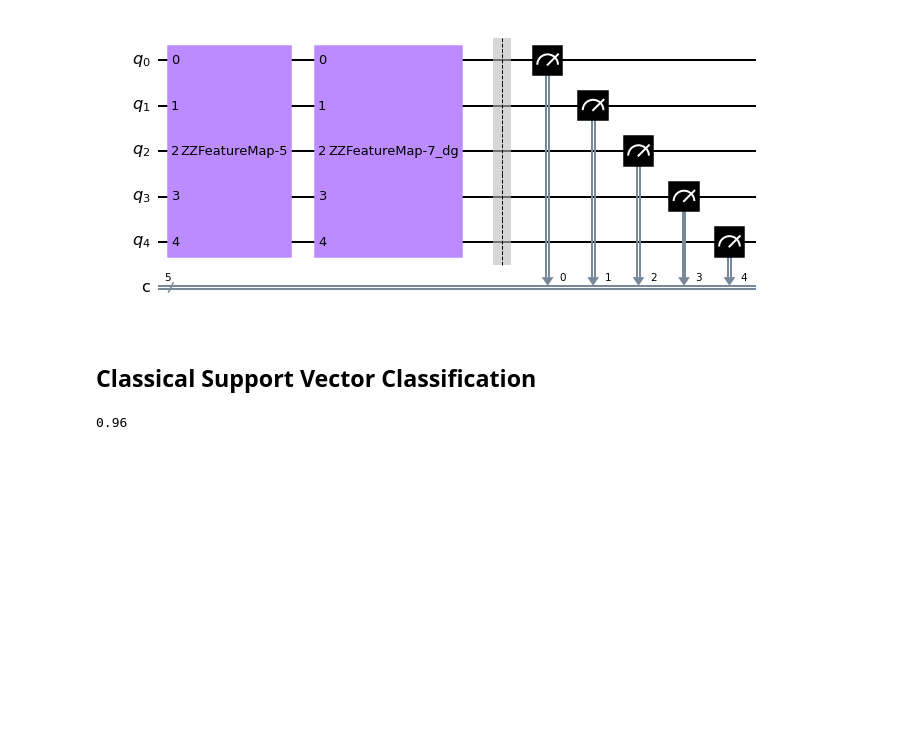
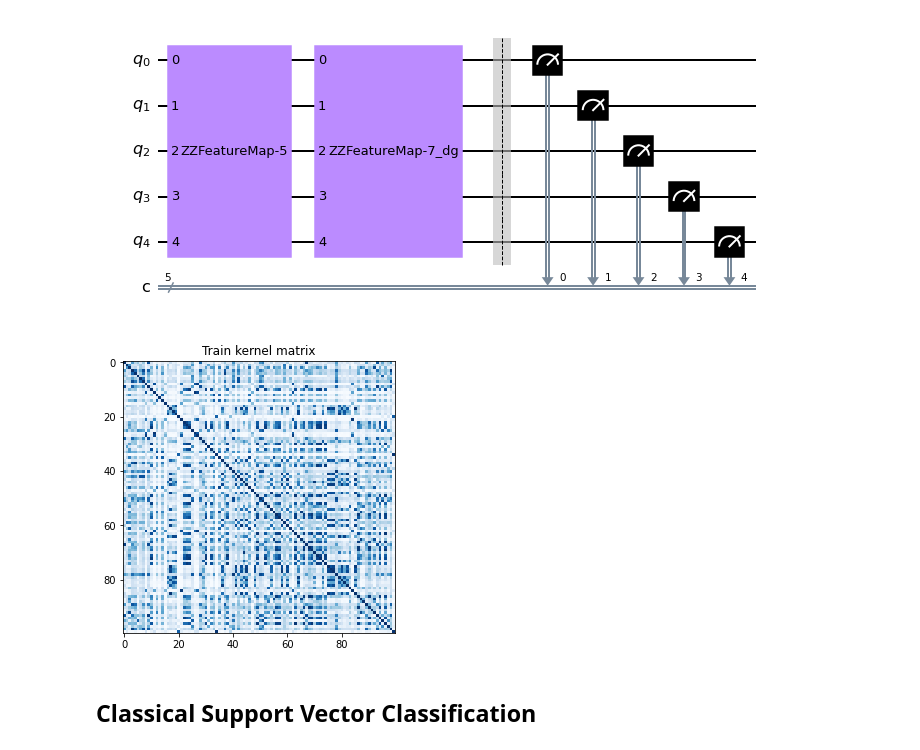
Before and after one commit to EmilyMWright/QKE-Quantum-Noise-Fingerprint-CSC-586A, a Jupyter notebook: QKE_Implementation.ipynb, the cells around one changed output. Cells and saved outputs as stored; diff of their text form; code cells hidden in the pictures; blank space fills up the shorter version.

```diff
--- a/QKE_Implementation.ipynb
+++ b/QKE_Implementation.ipynb
@@ -141,17 +141,19 @@ kernel_qc.draw('mpl')
 # %% [output]
 [figure]
 # %%
-# find kernel matrices
-train_matrix= z_kernel.evaluate(x_vec=X_tr_pca[0:100,:])
-test_matrix = z_kernel.evaluate(x_vec=X_va_pca[0:100,:], y_vec=X_tr_pca[0:100,:])
+# find kernel matrix
+with np.errstate(divide='ignore',invalid='ignore'):
+    train_matrix= z_kernel.evaluate(x_vec=X_tr_pca[0:100,:])
 
 # show kernel
 fig, axs = plt.subplots(1, figsize=(10, 5))
 axs.imshow(
     np.asmatrix(train_matrix), interpolation="nearest", origin="upper", cmap="Blues"
 )
 axs.set_title("Train kernel matrix")
 plt.show()
+# %% [output]
+[figure, added]
 # %% [markdown]
 ## Classical Support Vector Classification
 # %%
@@ -161,4 +167,0 @@ score = model.score(X_va_pca[0:100,:], Y_va[0:100])
-# %%
-print(score)
-# %% [output]
-0.96
```
Also changed, not shown: parts of 1 cell of this notebook.
